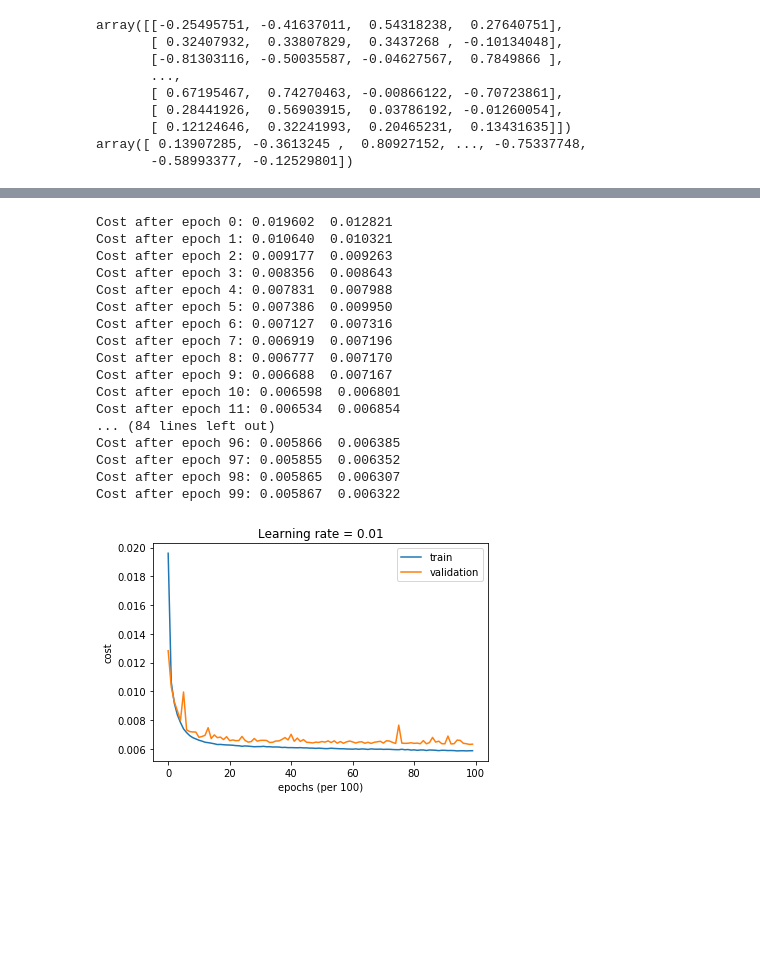
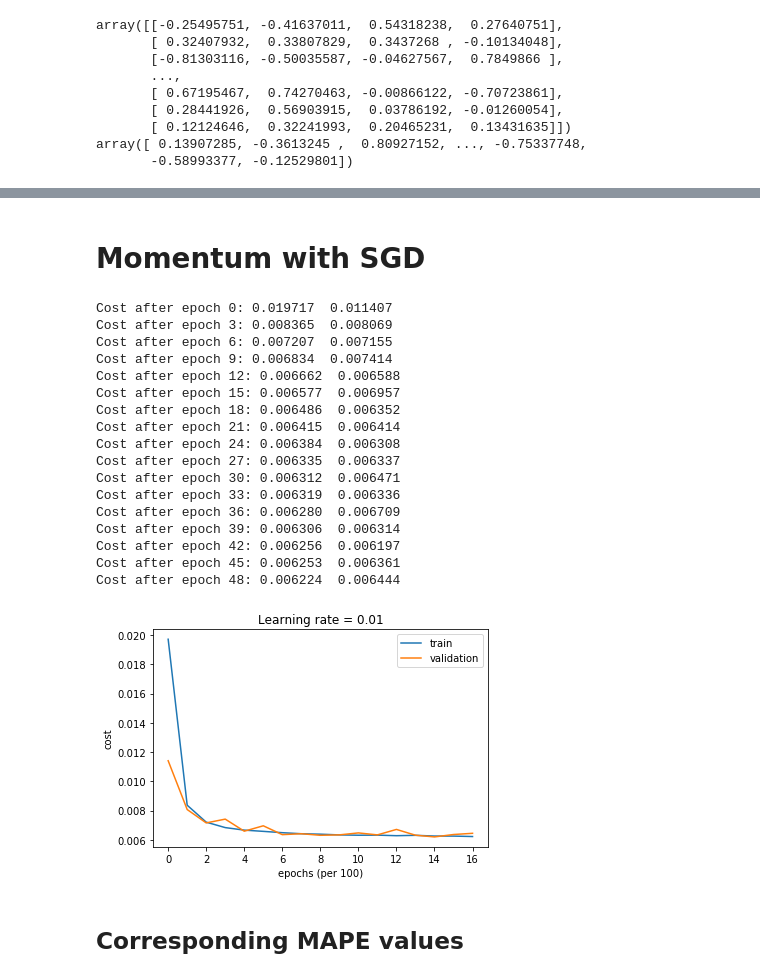
Before and after one commit to munkeops/ANN, a Jupyter notebook: Combined Cycle Power Plant.ipynb, the cells around one changed output, grey strips where cells are left out. Drawn from its saved outputs; the diff is of its cells as text; code cells hidden in the pictures; blank space fills up the shorter version.

```diff
--- a/Combined Cycle Power Plant.ipynb
+++ b/Combined Cycle Power Plant.ipynb
@@ -104,6 +110,35 @@ array([ 0.13907285, -0.3613245 ,  0.80927152, ..., -0.75337748,
 # %%
-X_train1, X_test, y_train1, y_test = train_test_split(x, y, test_size=0.1)
-X_train, X_valid, y_train, y_valid = train_test_split(X_train1, y_train1, test_size=0.2)
+split=int(0.9*len(x))
+X1=x[0:split]
+X_test=x[split:]
+y1=y[0:split]
+y_test=y[split:]
+
+X_valid=[]
+y_valid=[]
+
+X_train=[]
+y_train=[]
+for i in range(len(X1)):
+    if(i%5==0):
+        X_valid.append(X1[i])
+        y_valid.append(y1[i])
+    else:
+        X_train.append(X1[i])
+        y_train.append(y1[i])
+
+X_test=np.array(X_test)
+X_valid=np.array(X_valid)
+X_train=np.array(X_train)
+
+y_test=np.array(y_test)
+y_valid=np.array(y_valid)
+y_train=np.array(y_train)
+
+
+
+# X_train1, X_test, y_train1, y_test = train_test_split(x, y, test_size=0.1)
+# X_train, X_valid, y_train, y_valid = train_test_split(X_train1, y_train1, test_size=0.2)
 
 print (X_train.shape, y_train.shape)
 print (X_valid.shape, y_valid.shape)
@@ -178,32 +213,34 @@ print(y_test)
 # # layers_dims = [4,1,30,10,1]
 # parameters = L_layer_model(X_train, y_train, layers_dims, num_iterations = 5000,learning_rate = 0.01, print_cost = True,
 #                            lambd=0.1,optimizer="adam", beta = 0.9,beta1 = 0.9, beta2 = 0.999,regularisation='L2',  epsilon = 1e-8,activation='tanh')
+# %% [markdown]
+# Momentum with SGD
 # %%
 layers_dims = [4,10,10,1]
-# layers_dims = [4,80,60,40,1]
-# layers_dims = [4,1,30,20,1]
-parameters = L_layer_model_minib(X_train, y_train,layers_dims,valid=True,valid_x=X_valid,valid_y=y_valid,num_iterations = 100,
+parameters = L_layer_model_minib(X_train, y_train,layers_dims,valid=True,valid_x=X_valid,valid_y=y_valid,num_iterations = 50,
                 he_init=False, mini_batch_size = 1,learning_rate = 0.01, print_cost = True,regularisation='none',lambd=0.1,
-                    optimizer="momentum", beta = 0.9,beta1 = 0.9, beta2 = 0.999,epsilon = 1e-8,activation=activation,cost_func='mse')
+                optimizer="momentum", beta = 0.9,beta1 = 0.9, beta2 = 0.999,epsilon = 1e-8,activation=activation,cost_func='mse')
 # %% [output]
-Cost after epoch 0: 0.019602  0.012821
-Cost after epoch 1: 0.010640  0.010321
-Cost after epoch 2: 0.009177  0.009263
-Cost after epoch 3: 0.008356  0.008643
-Cost after epoch 4: 0.007831  0.007988
-Cost after epoch 5: 0.007386  0.009950
-Cost after epoch 6: 0.007127  0.007316
-Cost after epoch 7: 0.006919  0.007196
-Cost after epoch 8: 0.006777  0.007170
-Cost after epoch 9: 0.006688  0.007167
-Cost after epoch 10: 0.006598  0.006801
-Cost after epoch 11: 0.006534  0.006854
-... (84 lines left out)
-Cost after epoch 96: 0.005866  0.006385
-Cost after epoch 97: 0.005855  0.006352
-Cost after epoch 98: 0.005865  0.006307
-Cost after epoch 99: 0.005867  0.006322
+Cost after epoch 0: 0.019717  0.011407
+Cost after epoch 3: 0.008365  0.008069
+Cost after epoch 6: 0.007207  0.007155
+Cost after epoch 9: 0.006834  0.007414
+Cost after epoch 12: 0.006662  0.006588
+Cost after epoch 15: 0.006577  0.006957
+Cost after epoch 18: 0.006486  0.006352
+Cost after epoch 21: 0.006415  0.006414
+Cost after epoch 24: 0.006384  0.006308
+Cost after epoch 27: 0.006335  0.006337
+Cost after epoch 30: 0.006312  0.006471
+Cost after epoch 33: 0.006319  0.006336
+Cost after epoch 36: 0.006280  0.006709
+Cost after epoch 39: 0.006306  0.006314
+Cost after epoch 42: 0.006256  0.006197
+Cost after epoch 45: 0.006253  0.006361
+Cost after epoch 48: 0.006224  0.006444
-[figure, old version]
+[figure, new version]
+# %% [markdown]
+## Corresponding MAPE values
 # %%
 pred_train = predictvals(X_train, parameters,activation=activation)
 pred_denorm=denormalise(pred_train,activation,maxes[-1],mins[-1])
```
Also changed, not shown: parts of 14 cells of this notebook, 2 other files.
